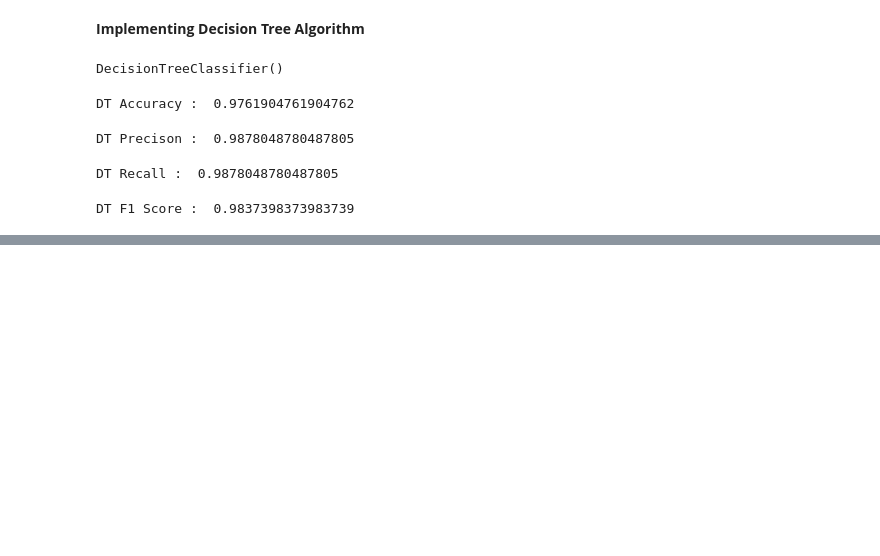
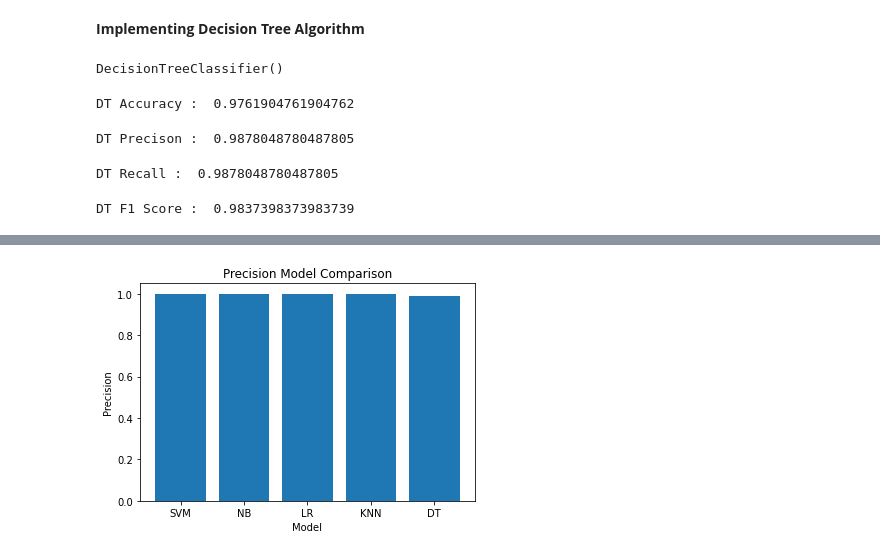
Before and after one commit to imsatyasaiteja/Disease_Prediction_ML, a Jupyter notebook: Disease_Prediction_Using_ML.ipynb, the cells around one changed output, grey strips where cells are left out. Cells and saved outputs as stored; diff of their text form; code cells hidden in the pictures; blank space fills up the shorter version.

```diff
--- a/Disease_Prediction_Using_ML.ipynb
+++ b/Disease_Prediction_Using_ML.ipynb
@@ -399,0 +416,13 @@ DT F1 Score :  0.9837398373983739
+# %%
+# Precision
+
+names = ['SVM', 'NB', 'LR', 'KNN', 'DT']
+scores = [SVM_precision, NB_precision, LR_precision, KNN_precision, DT_precision]
+
+plt.bar(names, scores)
+plt.title("Precision Model Comparison")
+plt.xlabel("Model")
+plt.ylabel("Precision")
+plt.show()
+# %% [output]
+[figure, added]
```
Also changed, not shown: parts of 7 cells of this notebook.
